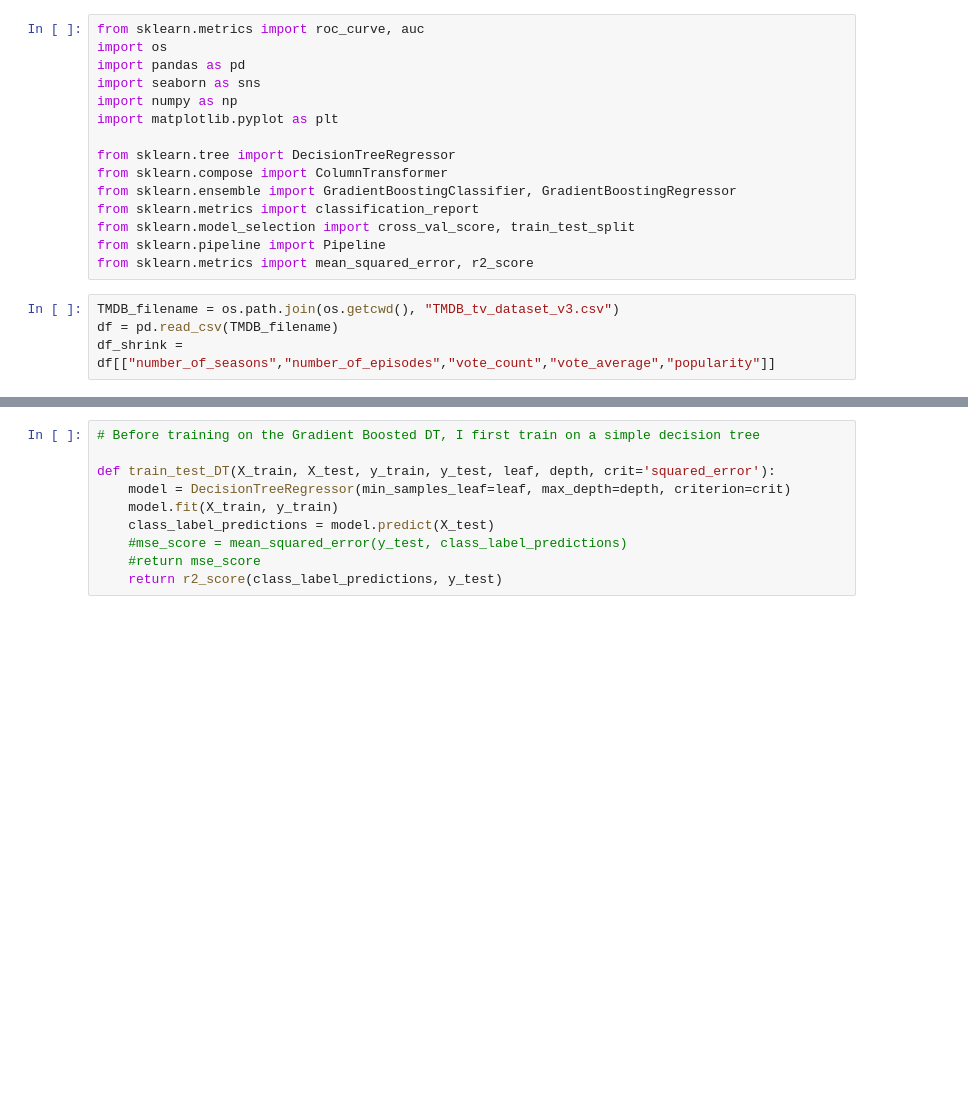
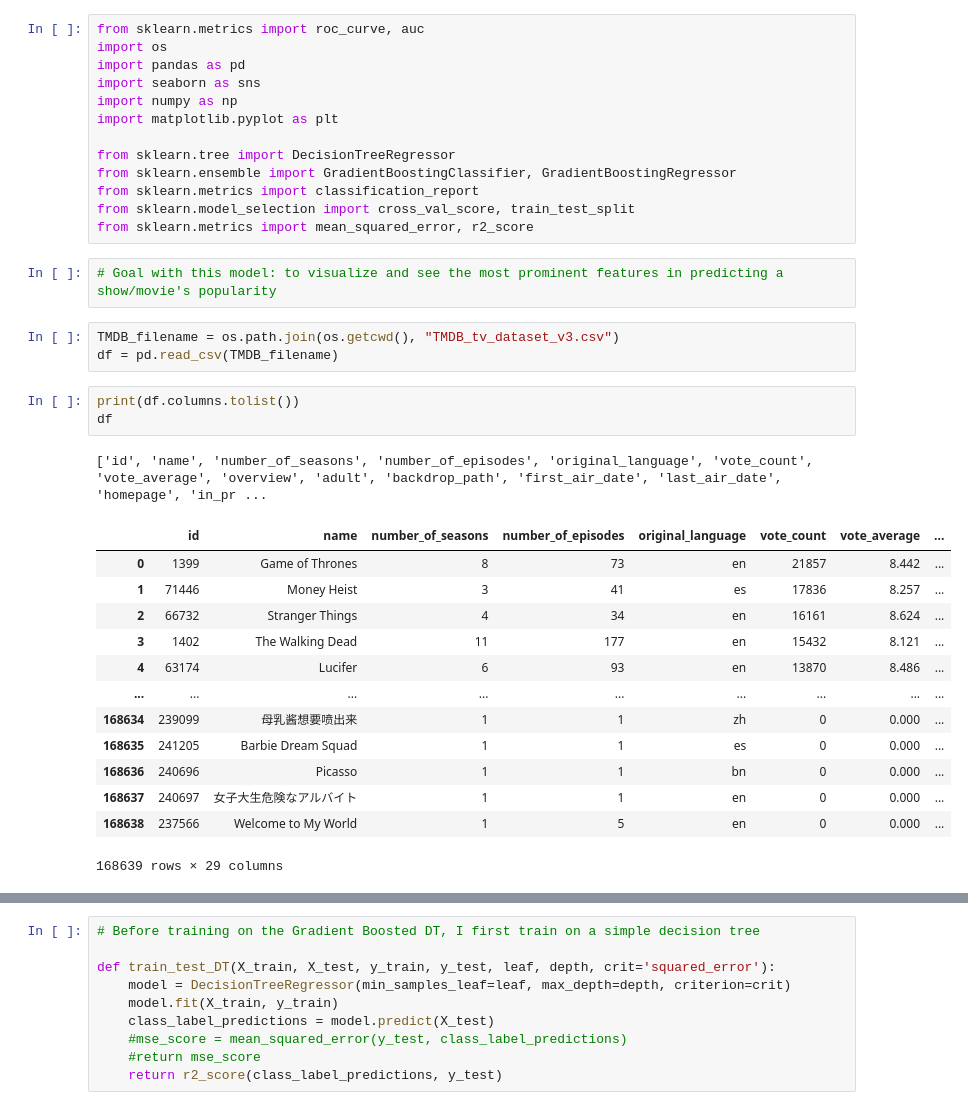
Before and after one commit to DirecTV-Team1A-NextGen-Rec/directv_tvrec, a Jupyter notebook: 10.) Gradient_Boosting_Model.ipynb, the cells around one changed output, grey strips where cells are left out. Saved outputs shown, nothing was run; the diff lists cells and outputs as text; blank space fills up the shorter version.

```diff
--- a/10.) Gradient_Boosting_Model.ipynb
+++ b/10.) Gradient_Boosting_Model.ipynb
@@ -7,13 +7,30 @@ import numpy as np
 import matplotlib.pyplot as plt
 
 from sklearn.tree import DecisionTreeRegressor
-from sklearn.compose import ColumnTransformer
 from sklearn.ensemble import GradientBoostingClassifier, GradientBoostingRegressor
 from sklearn.metrics import classification_report
 from sklearn.model_selection import cross_val_score, train_test_split
-from sklearn.pipeline import Pipeline
 from sklearn.metrics import mean_squared_error, r2_score
+# %%
+# Goal with this model: to visualize and see the most prominent features in predicting a show/movie's popularity
 # %%
 TMDB_filename = os.path.join(os.getcwd(), "TMDB_tv_dataset_v3.csv")
 df = pd.read_csv(TMDB_filename)
-df_shrink = df[["number_of_seasons","number_of_episodes","vote_count","vote_average","popularity"]]
+# %%
+print(df.columns.tolist())
+df
+# %% [output]
+['id', 'name', 'number_of_seasons', 'number_of_episodes', 'original_language', 'vote_count', 'vote_average', 'overview', 'adult', 'backdrop_path', 'first_air_date', 'last_air_date', 'homepage', 'in_pr ...
+|  | id | name | number_of_seasons | number_of_episodes | original_language | vote_count | vote_average | ... |
+| 0 | 1399 | Game of Thrones | 8 | 73 | en | 21857 | 8.442 | ... |
+| 1 | 71446 | Money Heist | 3 | 41 | es | 17836 | 8.257 | ... |
+| 2 | 66732 | Stranger Things | 4 | 34 | en | 16161 | 8.624 | ... |
+| 3 | 1402 | The Walking Dead | 11 | 177 | en | 15432 | 8.121 | ... |
+| 4 | 63174 | Lucifer | 6 | 93 | en | 13870 | 8.486 | ... |
+| ... | ... | ... | ... | ... | ... | ... | ... | ... |
+| 168634 | 239099 | 母乳酱想要喷出来 | 1 | 1 | zh | 0 | 0.000 | ... |
+| 168635 | 241205 | Barbie Dream Squad | 1 | 1 | es | 0 | 0.000 | ... |
+| 168636 | 240696 | Picasso | 1 | 1 | bn | 0 | 0.000 | ... |
+| 168637 | 240697 | 女子大生危険なアルバイト | 1 | 1 | en | 0 | 0.000 | ... |
+| 168638 | 237566 | Welcome to My World | 1 | 5 | en | 0 | 0.000 | ... |
+168639 rows × 29 columns
```
Also changed, not shown: parts of 31 cells of this notebook.
